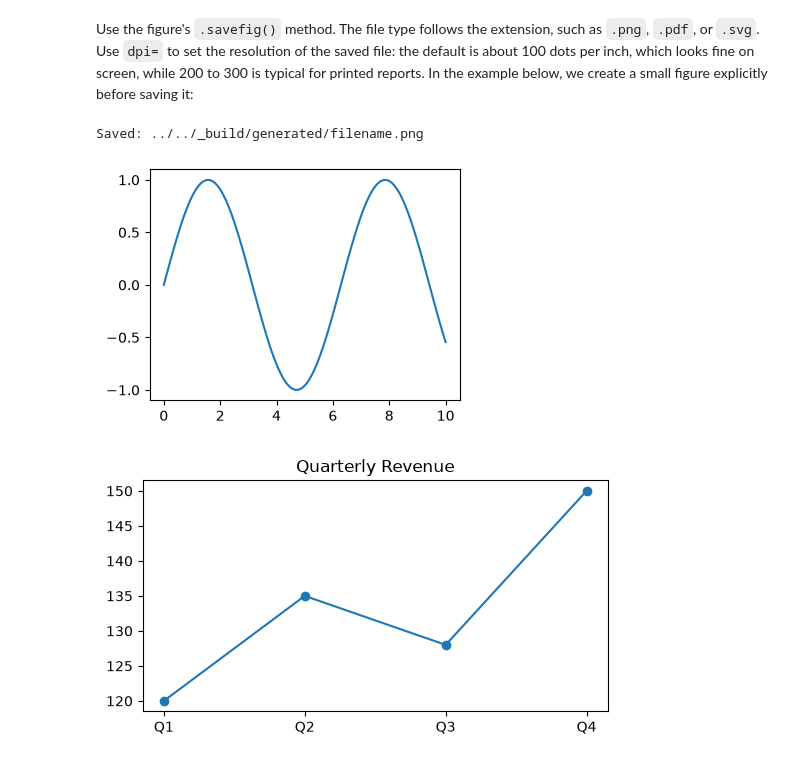
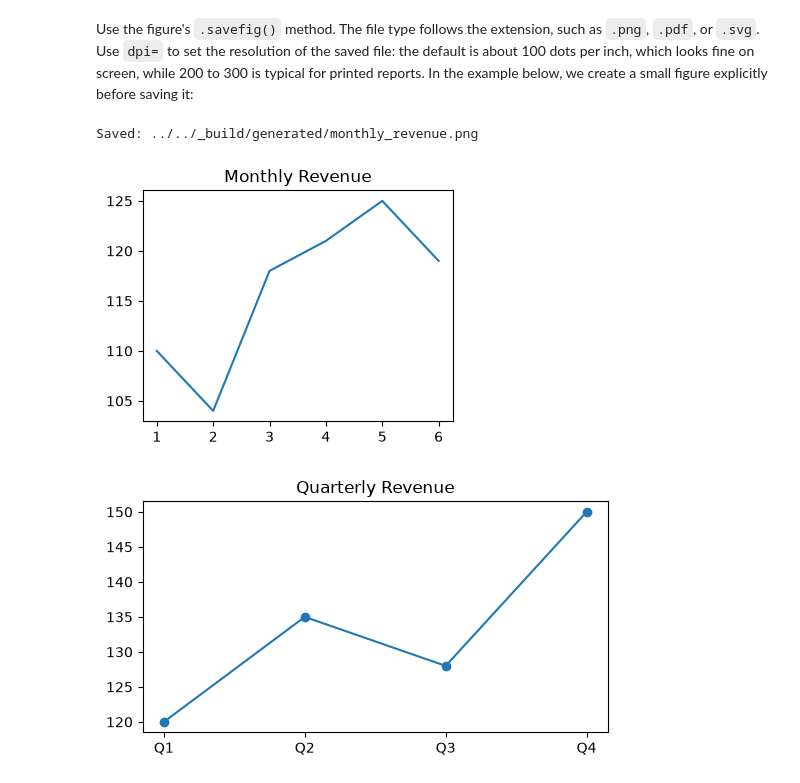
Before and after one commit to tychen742/dsm, a Jupyter notebook: chapters/06-matplotlib/0602-figures-axes.ipynb, the cells around one changed output. Saved outputs shown, nothing was run; the diff lists cells and outputs as text; code cells hidden in the pictures.

```diff
--- a/chapters/06-matplotlib/0602-figures-axes.ipynb
+++ b/chapters/06-matplotlib/0602-figures-axes.ipynb
@@ -369,21 +390,21 @@ Use the figure's `.savefig()` method. The file type follows the extension, such
 # %%
 import os
 output_dir = '../../_build/generated'
 os.makedirs(output_dir, exist_ok=True)
-output_file = os.path.join(output_dir, 'filename.png')
+output_file = os.path.join(output_dir, 'monthly_revenue.png')
 
-
-x = np.linspace(0, 10, 100)
-y = np.sin(x)
+month = np.arange(1, 7)                               ### months 1 to 6 (Jan to Jun)
+revenue = np.array([110, 104, 118, 121, 125, 119])    ### monthly revenue in $K
 
 fig, ax = plt.subplots(figsize=(4, 3))
-ax.plot(x, y)
+ax.plot(month, revenue)
+ax.set_title('Monthly Revenue')
 
 fig.savefig(output_file, dpi=200)     ### dpi= sets the resolution of the saved file
 print(f"Saved: {output_file}")
 # %% [output]
-Saved: ../../_build/generated/filename.png
+Saved: ../../_build/generated/monthly_revenue.png
-[figure, old version]
+[figure, new version]
 # %%
 ### Exercise: Save a Chart for a Report
 #   1. Create quarters = ["Q1", "Q2", "Q3", "Q4"] and revenue = [120, 135, 128, 150].
```
Also changed, not shown: parts of 17 cells of this notebook, 4 other files.
